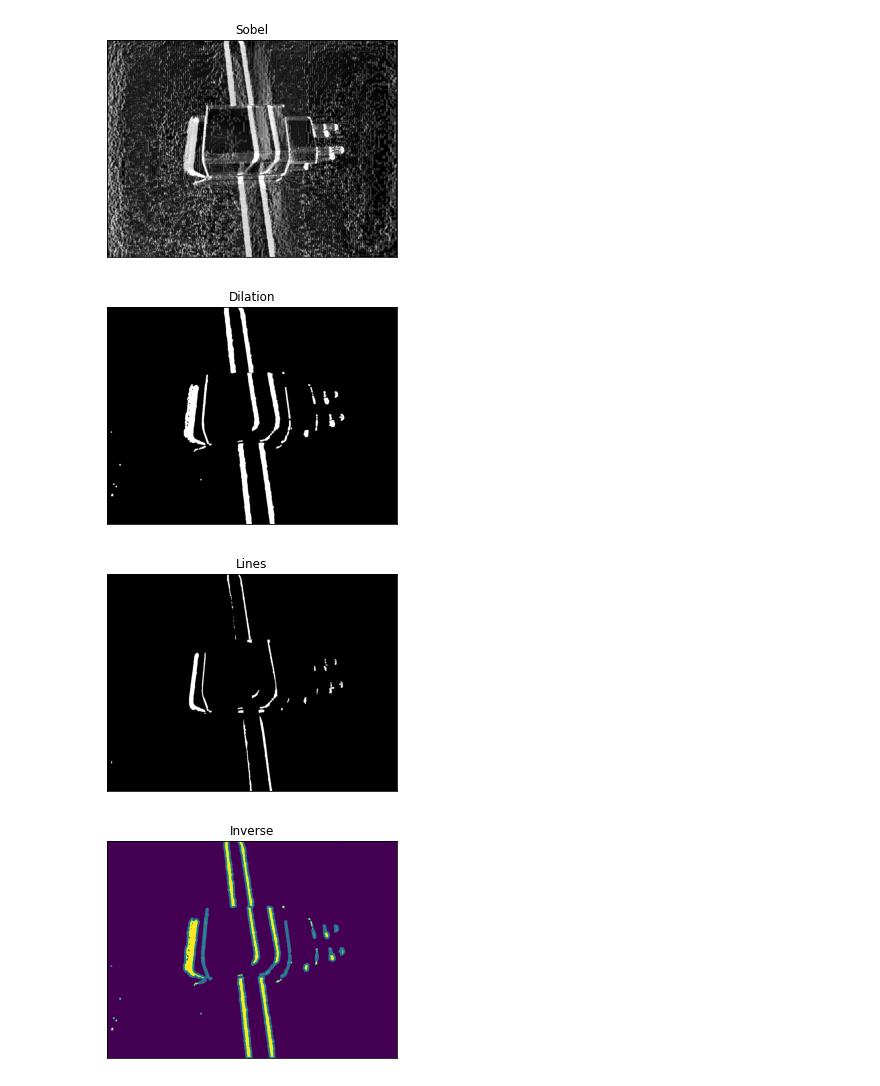
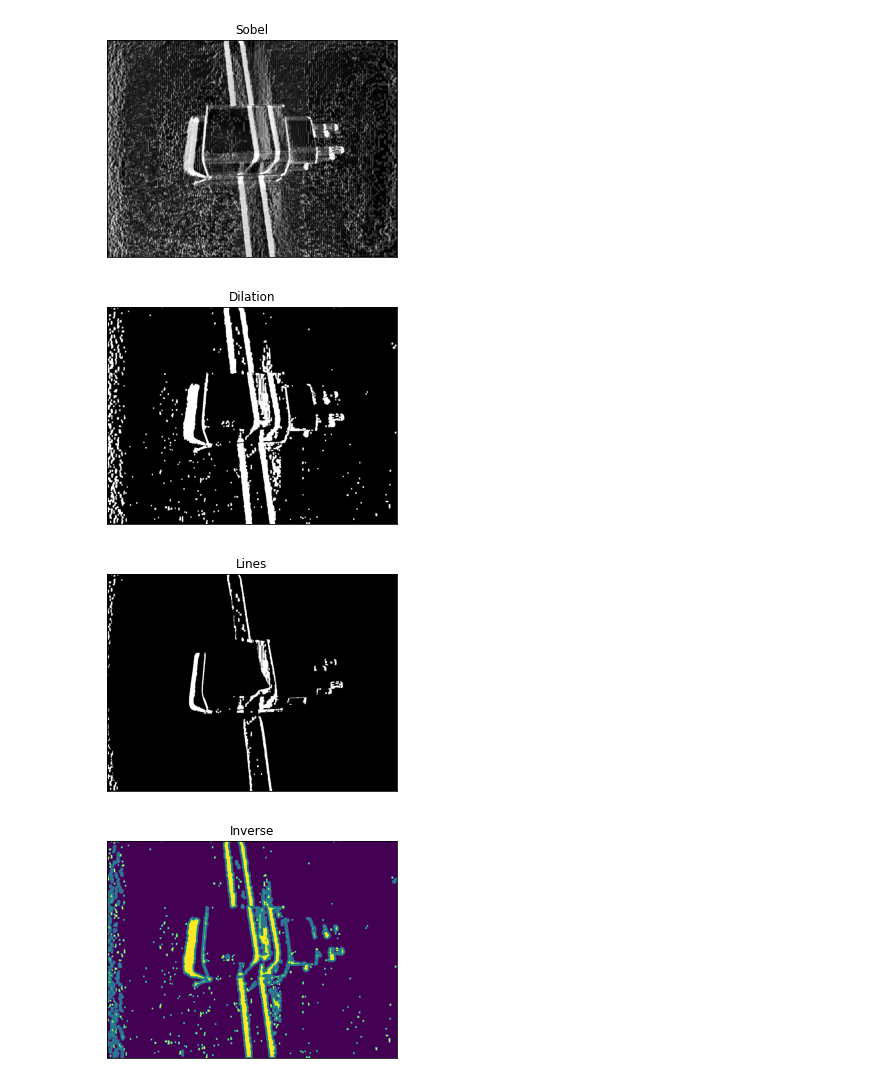
Before and after one commit to JoaoAbelha/VCOM-3D-Data-Acquisition, a Jupyter notebook: src/shadow_seg.ipynb, the cells around one changed output. Cells and saved outputs as stored; diff of their text form; code cells hidden in the pictures.

```diff
--- a/src/shadow_seg.ipynb
+++ b/src/shadow_seg.ipynb
@@ -74,26 +74,26 @@ plt.show()
 # %% [output]
 [figure]
 # %%
-ret,thresh = cv2.threshold(grad,180,255,cv2.THRESH_BINARY)
+ret,thresh = cv2.threshold(grad,0,255,cv2.THRESH_BINARY + cv2.THRESH_OTSU)
 
 kernel = np.ones((5,5),np.uint8)
 
 erosion = cv2.erode(thresh,kernel,iterations = 1)
 closing = cv2.morphologyEx(erosion, cv2.MORPH_CLOSE, (7,7))
 dilation = cv2.dilate(closing,kernel,iterations = 1)
 
 plt.imshow(dilation, cmap='gray', vmin=0)
 plt.title('Dilation'), plt.xticks([]), plt.yticks([])
 plt.show()
 # %% [output]
-[figure, old version]
+[figure, new version]
 # %%
 lines = cv2.bitwise_and(dilation,dilation, mask = thresh1)
 plt.imshow(lines, cmap='gray', vmin=0)
 plt.title('Lines'), plt.xticks([]), plt.yticks([])
 plt.show()
 # %% [output]
-[figure, old version]
+[figure, new version]
 # %%
 copy = dilation.copy()
 contours, hierarchy = cv2.findContours(copy, cv2.RETR_TREE, cv2.CHAIN_APPROX_SIMPLE)
@@ -113,7 +113,7 @@ plt.title('Inverse')
 plt.xticks([]), plt.yticks([])
 plt.show()
 # %% [output]
-[figure, old version]
+[figure, new version]
 # %%
 print(arr)
 # %% [output]
```
Also changed, not shown: parts of 2 cells of this notebook, 1 other file.
